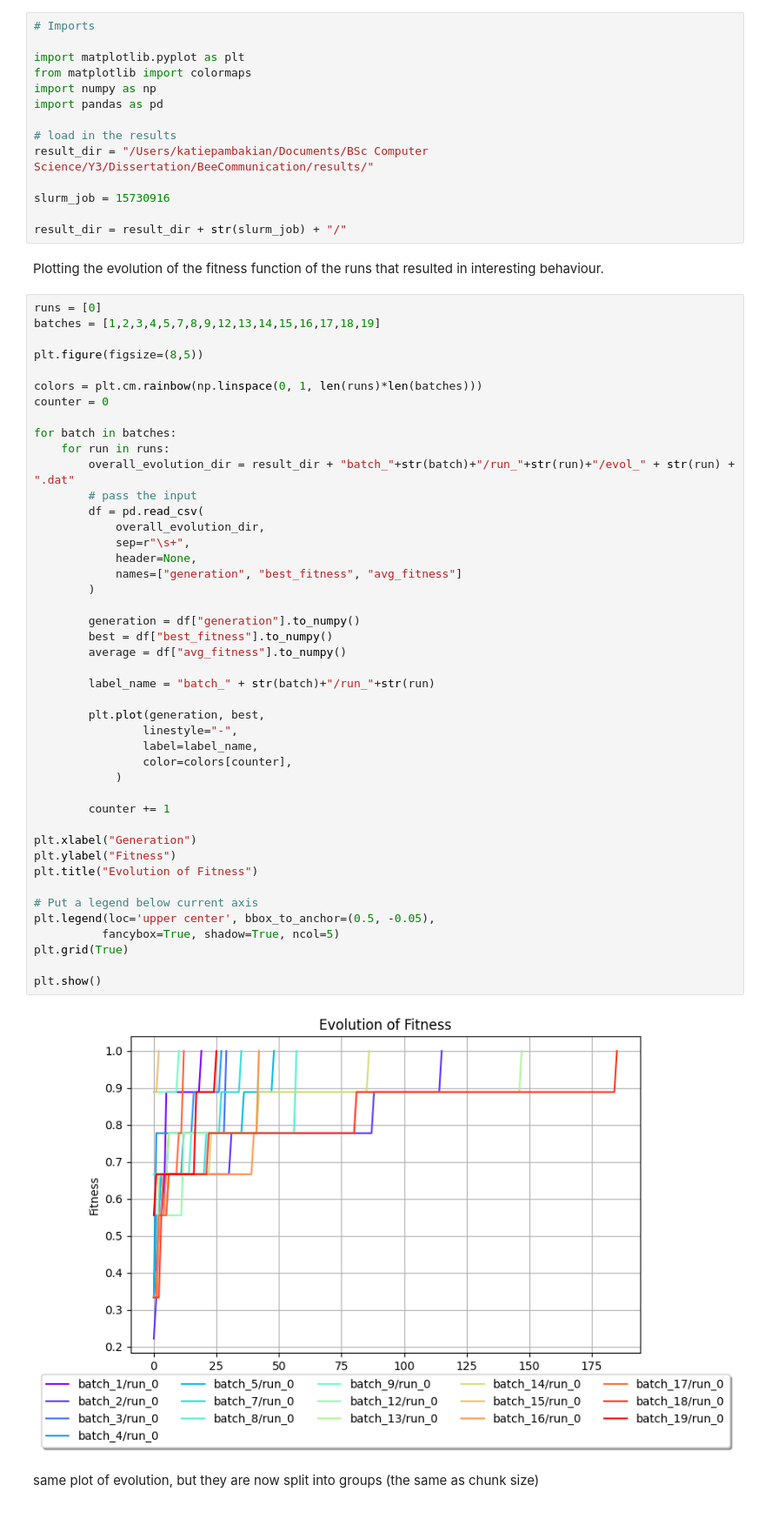
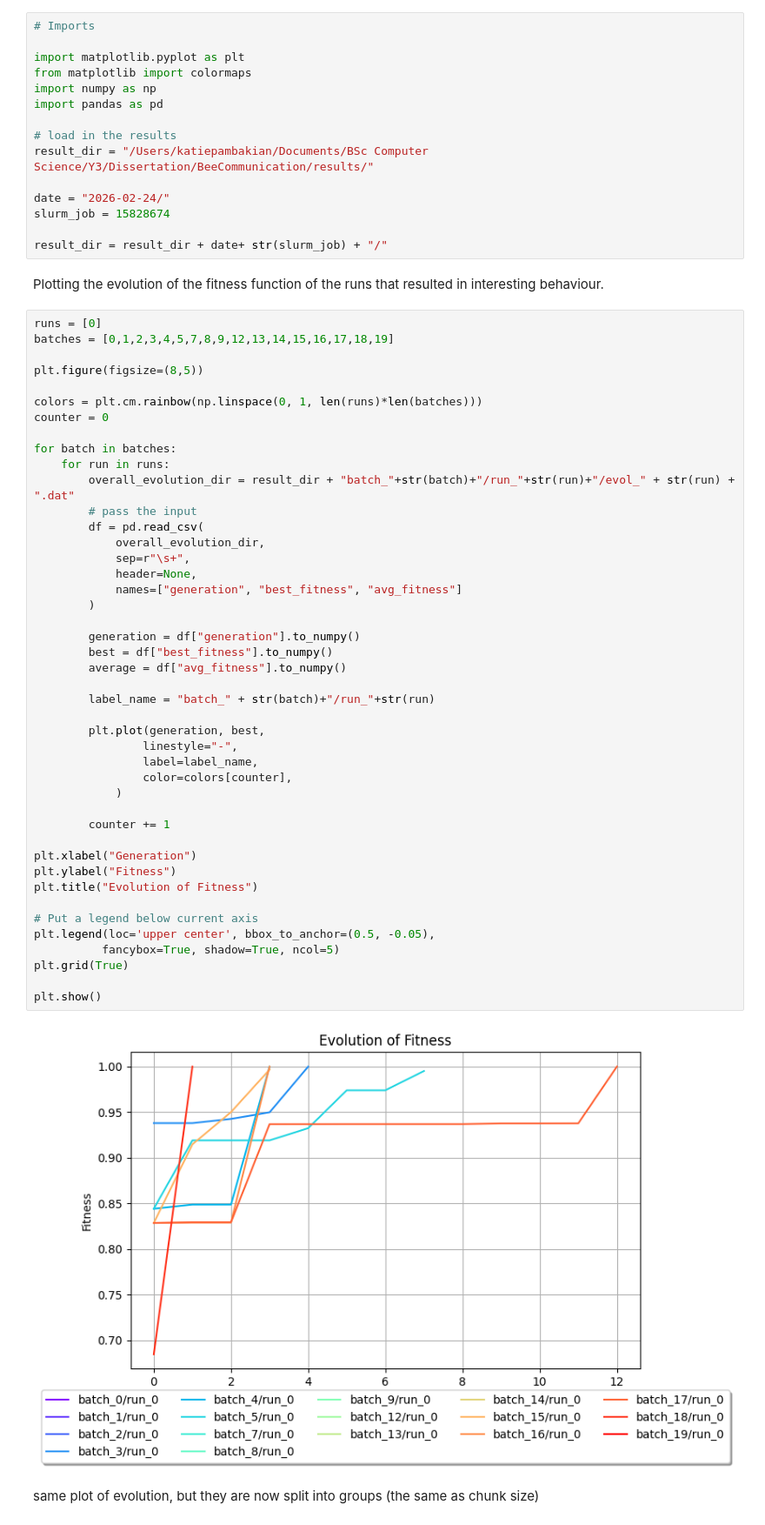
Before and after one commit to katiepambakianbris/BeeCommunication, a Jupyter notebook: analysis/fitness_function.ipynb, the cells around one changed output. Shown at 87% size. Saved outputs shown, nothing was run; the diff lists cells and outputs as text.

```diff
--- a/analysis/fitness_function.ipynb
+++ b/analysis/fitness_function.ipynb
@@ -13,14 +13,15 @@ import pandas as pd
 # load in the results
 result_dir = "/Users/katiepambakian/Documents/BSc Computer Science/Y3/Dissertation/BeeCommunication/results/"
 
-slurm_job = 15730916
+date = "2026-02-24/"
+slurm_job = 15828674
 
-result_dir = result_dir + str(slurm_job) + "/"
+result_dir = result_dir + date+ str(slurm_job) + "/"
 # %% [markdown]
 Plotting the evolution of the fitness function of the runs that resulted in interesting behaviour.
 # %%
 runs = [0]
-batches = [1,2,3,4,5,7,8,9,12,13,14,15,16,17,18,19]
+batches = [0,1,2,3,4,5,7,8,9,12,13,14,15,16,17,18,19]
 
 plt.figure(figsize=(8,5))
 
@@ -36,34 +37,34 @@ for batch in batches:
             sep=r"\s+",
             header=None,
             names=["generation", "best_fitness", "avg_fitness"]
         )
 
         generation = df["generation"].to_numpy()
         best = df["best_fitness"].to_numpy()
         average = df["avg_fitness"].to_numpy()
 
         label_name = "batch_" + str(batch)+"/run_"+str(run)
 
         plt.plot(generation, best,
                 linestyle="-",
                 label=label_name,
                 color=colors[counter],
             )
 
         counter += 1
 
 plt.xlabel("Generation")
 plt.ylabel("Fitness")
 plt.title("Evolution of Fitness")
 
 # Put a legend below current axis
 plt.legend(loc='upper center', bbox_to_anchor=(0.5, -0.05),
           fancybox=True, shadow=True, ncol=5)
 plt.grid(True)
 
 plt.show()
 # %% [output]
-[figure, old version]
+[figure, new version]
 # %% [markdown]
 same plot of evolution, but they are now split into groups (the same as chunk size)
 # %%
```
Also changed, not shown: parts of 1 cell of this notebook, 2 other files.
